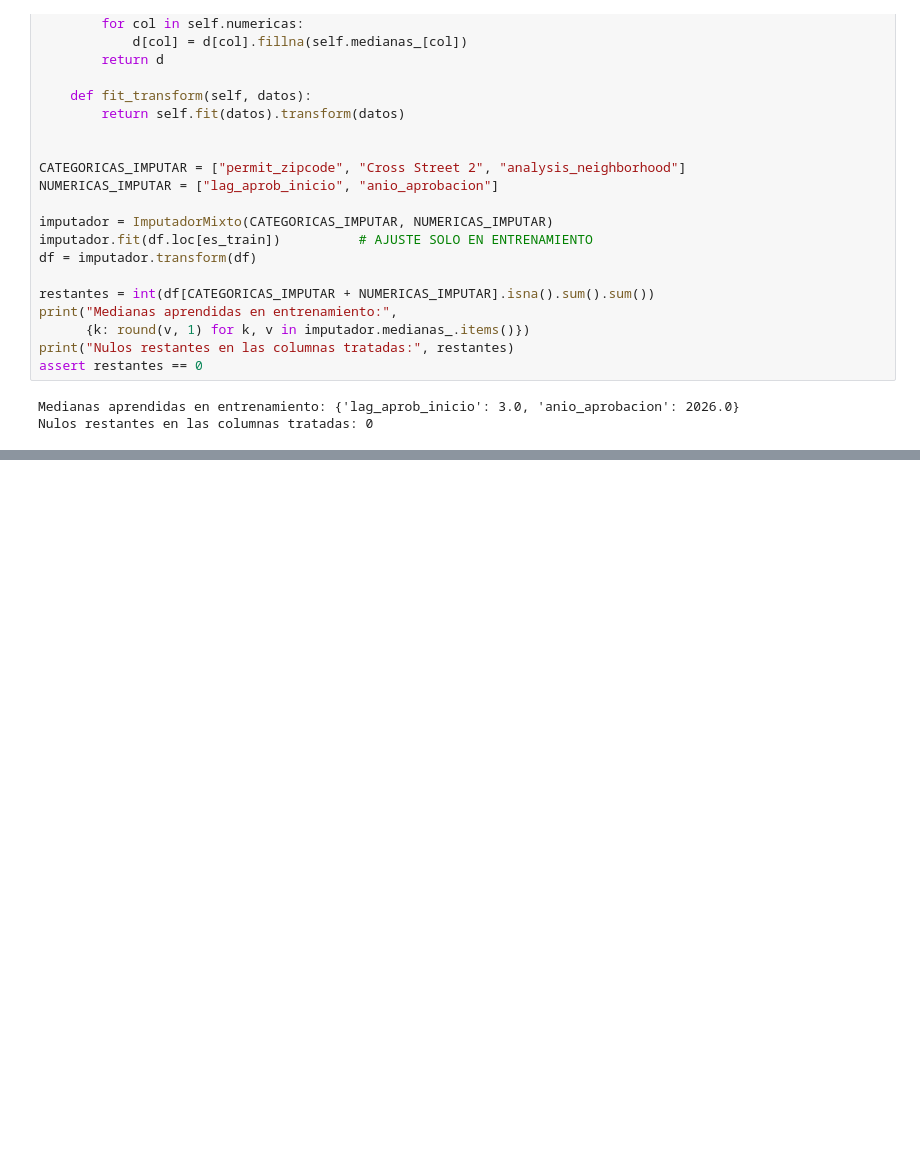
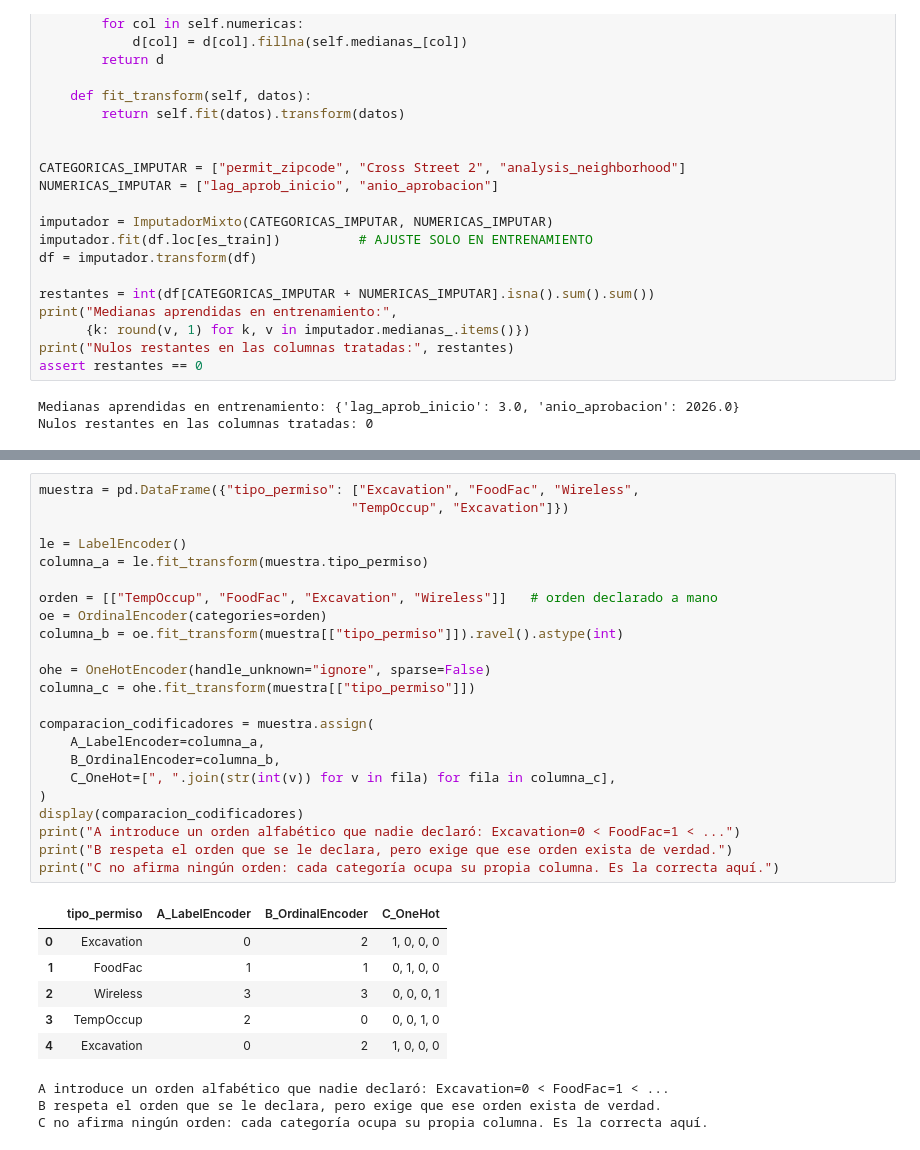
Before and after one commit to RJaramilloP/proyecto-grupo5-mcdi500, a Jupyter notebook: F2/F2_Prueba.ipynb, the cells around one changed output, grey strips where cells are left out. Saved outputs shown, nothing was run; the diff lists cells and outputs as text; blank space fills up the shorter version.

```diff
--- a/F2/F2_Prueba.ipynb
+++ b/F2/F2_Prueba.ipynb
@@ -915,0 +1028,33 @@ Nulos restantes en las columnas tratadas: 0
+# %%
+muestra = pd.DataFrame({"tipo_permiso": ["Excavation", "FoodFac", "Wireless",
+                                        "TempOccup", "Excavation"]})
+
+le = LabelEncoder()
+columna_a = le.fit_transform(muestra.tipo_permiso)
+
+orden = [["TempOccup", "FoodFac", "Excavation", "Wireless"]]   # orden declarado a mano
+oe = OrdinalEncoder(categories=orden)
+columna_b = oe.fit_transform(muestra[["tipo_permiso"]]).ravel().astype(int)
+
+ohe = OneHotEncoder(handle_unknown="ignore", sparse=False)
+columna_c = ohe.fit_transform(muestra[["tipo_permiso"]])
+
+comparacion_codificadores = muestra.assign(
+    A_LabelEncoder=columna_a,
+    B_OrdinalEncoder=columna_b,
+    C_OneHot=[", ".join(str(int(v)) for v in fila) for fila in columna_c],
+)
+display(comparacion_codificadores)
+print("A introduce un orden alfabético que nadie declaró: Excavation=0 < FoodFac=1 < ...")
+print("B respeta el orden que se le declara, pero exige que ese orden exista de verdad.")
+print("C no afirma ningún orden: cada categoría ocupa su propia columna. Es la correcta aquí.")
+# %% [output]
+|  | tipo_permiso | A_LabelEncoder | B_OrdinalEncoder | C_OneHot |
+| 0 | Excavation | 0 | 2 | 1, 0, 0, 0 |
+| 1 | FoodFac | 1 | 1 | 0, 1, 0, 0 |
+| 2 | Wireless | 3 | 3 | 0, 0, 0, 1 |
+| 3 | TempOccup | 2 | 0 | 0, 0, 1, 0 |
+| 4 | Excavation | 0 | 2 | 1, 0, 0, 0 |
+A introduce un orden alfabético que nadie declaró: Excavation=0 < FoodFac=1 < ...
+B respeta el orden que se le declara, pero exige que ese orden exista de verdad.
+C no afirma ningún orden: cada categoría ocupa su propia columna. Es la correcta aquí.
```
Also changed, not shown: parts of 16 cells of this notebook, 1 other file.
